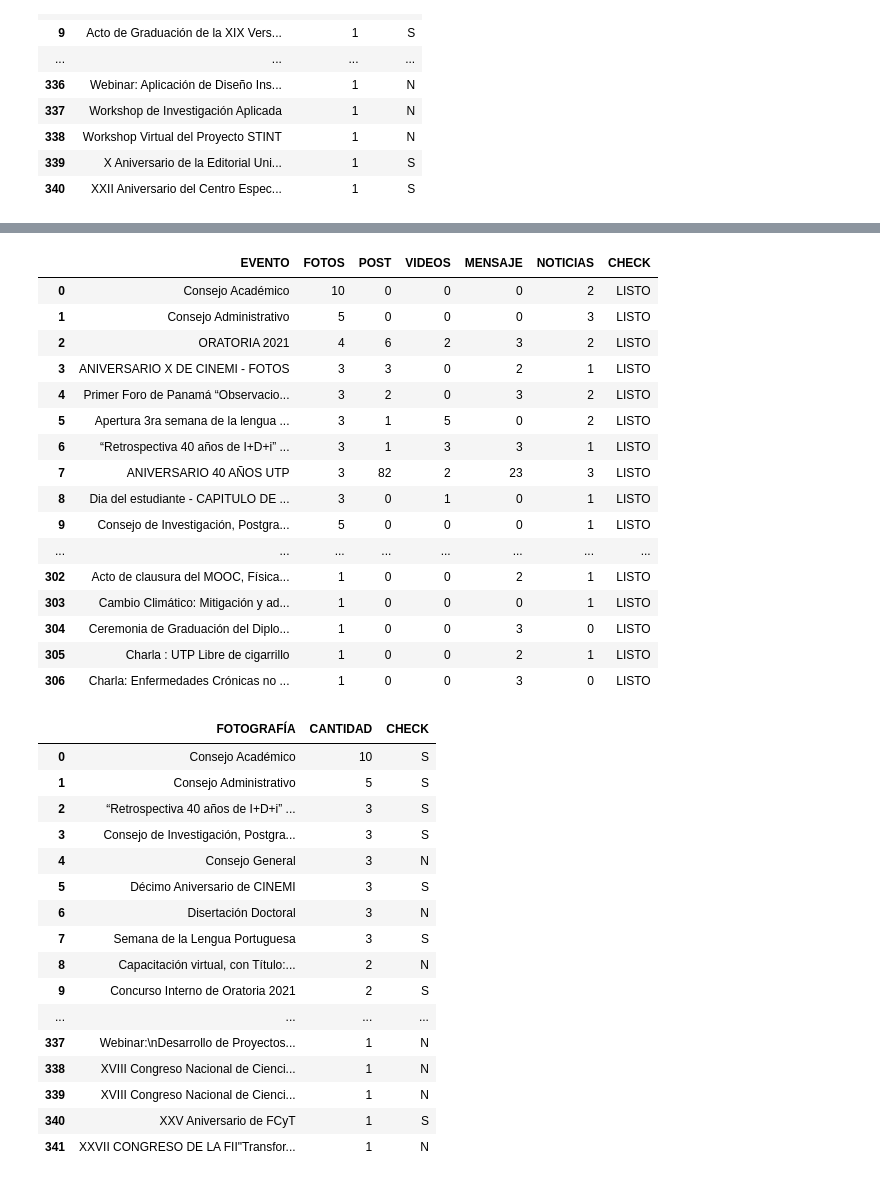
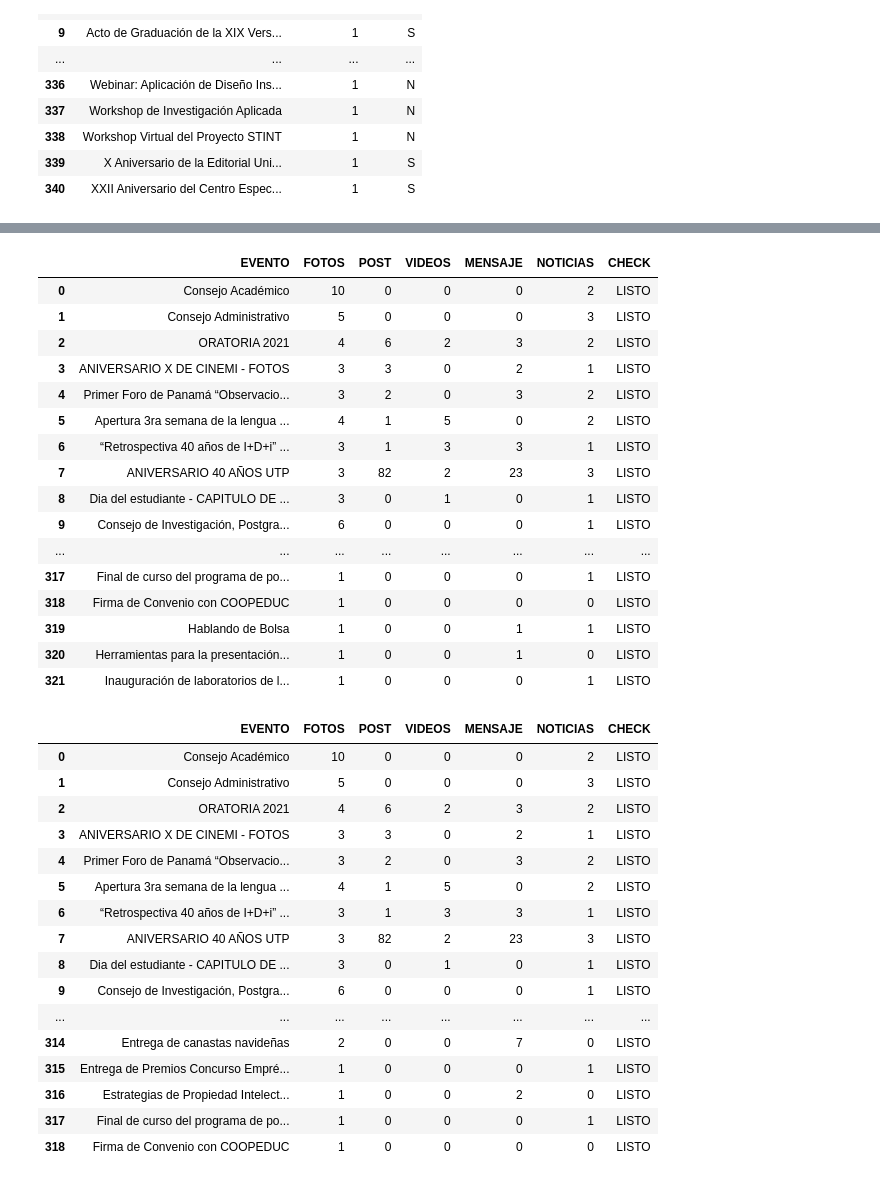
Before and after one commit to Susanelizabetth/manipulateDATA, a Jupyter notebook: DNotebook.ipynb, the cells around one changed output, grey strips where cells are left out. Saved outputs shown, nothing was run; the diff lists cells and outputs as text; code cells hidden in the pictures.

```diff
--- a/DNotebook.ipynb
+++ b/DNotebook.ipynb
@@ -339,20 +343,12 @@ def SearchFunc(text, data, column ):
     df_search = df_search.loc[df_search['RATIO']> 0.5]
     return(df_search)
 # %%
-text = 'Ciclo de Conferencias I+D'
+text = 'Inauguración de laboratorios de la FIM de Tecnología 4.0'
 result = SearchFunc(text, df_new, 'EVENTO')
-print('--------------------------evento--------------------------\n')
-print(result)
+result1 = SearchFunc(text, df_mensaje, 'MENSAJE')
+result2 = SearchFunc(text, df_noticia, 'NOTICIA')
+result3 = SearchFunc(text, df_foto, 'FOTOGRAFÍA')
 
-result1 = SearchFunc(text, df_mensaje, 'MENSAJE')
-print('--------------------------mensaje--------------------------\n')
-print(result1)
-
-result2 = SearchFunc(text, df_noticia, 'NOTICIA')
-print('--------------------------noticia--------------------------\n')
-print(result2)
-
-result3 = SearchFunc(text, df_foto, 'FOTOGRAFÍA')
-print('--------------------------fotografía--------------------------\n')
-print(result3)
+res = pd.concat([result, result1, result2, result3], keys=['EVENTO','MENSAJE', 'NOTICIA', 'FOTOGRAFÍA'])
+res
 # %% [output]
@@ -376,2 +369,2 @@ print(result3)
 # %%
-df_new['MENSAJE'][168] = 2
+#df_new['FOTOS'][277] = 1
@@ -423,8 +411,8 @@ df_new2 = pd.DataFrame({'EVENTO':  [text],
                         'FOTOS' :   [1],
                         'POST' :    [0],
                         'VIDEOS':   [0],
-                        'NOTICIAS': [0],
-                        'MENSAJE':  [3],
+                        'NOTICIAS': [1],
+                        'MENSAJE':  [0],
                         'CHECK':   ['LISTO']})
 
 df_new = pd.concat([df_new, df_new2], ignore_index = True, axis = 0)
@@ -437,34 +425,34 @@ df_new
 | 2 | ORATORIA 2021 | 4 | 6 | 2 | 3 | 2 | LISTO |
 | 3 | ANIVERSARIO X DE CINEMI - FOTOS | 3 | 3 | 0 | 2 | 1 | LISTO |
 | 4 | Primer Foro de Panamá “Observacio... | 3 | 2 | 0 | 3 | 2 | LISTO |
-| 5 | Apertura 3ra semana de la lengua ... | 3 | 1 | 5 | 0 | 2 | LISTO |
+| 5 | Apertura 3ra semana de la lengua ... | 4 | 1 | 5 | 0 | 2 | LISTO |
 | 6 | “Retrospectiva 40 años de I+D+i” ... | 3 | 1 | 3 | 3 | 1 | LISTO |
 | 7 | ANIVERSARIO 40 AÑOS UTP | 3 | 82 | 2 | 23 | 3 | LISTO |
 | 8 | Dia del estudiante - CAPITULO DE ... | 3 | 0 | 1 | 0 | 1 | LISTO |
-| 9 | Consejo de Investigación, Postgra... | 5 | 0 | 0 | 0 | 1 | LISTO |
+| 9 | Consejo de Investigación, Postgra... | 6 | 0 | 0 | 0 | 1 | LISTO |
 | ... | ... | ... | ... | ... | ... | ... | ... |
-| 302 | Acto de clausura del MOOC, Física... | 1 | 0 | 0 | 2 | 1 | LISTO |
-| 303 | Cambio Climático: Mitigación y ad... | 1 | 0 | 0 | 0 | 1 | LISTO |
-| 304 | Ceremonia de Graduación del Diplo... | 1 | 0 | 0 | 3 | 0 | LISTO |
-| 305 | Charla : UTP Libre de cigarrillo | 1 | 0 | 0 | 2 | 1 | LISTO |
-| 306 | Charla: Enfermedades Crónicas no ... | 1 | 0 | 0 | 3 | 0 | LISTO |
+| 317 | Final de curso del programa de po... | 1 | 0 | 0 | 0 | 1 | LISTO |
+| 318 | Firma de Convenio con COOPEDUC | 1 | 0 | 0 | 0 | 0 | LISTO |
+| 319 | Hablando de Bolsa | 1 | 0 | 0 | 1 | 1 | LISTO |
+| 320 | Herramientas para la presentación... | 1 | 0 | 0 | 1 | 0 | LISTO |
+| 321 | Inauguración de laboratorios de l... | 1 | 0 | 0 | 0 | 1 | LISTO |
 # %%
-df_foto
+df_new
 # %% [output]
-|  | FOTOGRAFÍA | CANTIDAD | CHECK |
-| 0 | Consejo Académico | 10 | S |
-| 1 | Consejo Administrativo | 5 | S |
-| 2 | “Retrospectiva 40 años de I+D+i” ... | 3 | S |
-| 3 | Consejo de Investigación, Postgra... | 3 | S |
-| 4 | Consejo General | 3 | N |
-| 5 | Décimo Aniversario de CINEMI | 3 | S |
-| 6 | Disertación Doctoral | 3 | N |
-| 7 | Semana de la Lengua Portuguesa | 3 | S |
-| 8 | Capacitación virtual, con Título:... | 2 | N |
-| 9 | Concurso Interno de Oratoria 2021 | 2 | S |
-| ... | ... | ... | ... |
-| 337 | Webinar:\nDesarrollo de Proyectos... | 1 | N |
-| 338 | XVIII Congreso Nacional de Cienci... | 1 | N |
-| 339 | XVIII Congreso Nacional de Cienci... | 1 | N |
-| 340 | XXV Aniversario de FCyT | 1 | S |
-| 341 | XXVII CONGRESO DE LA FII"Transfor... | 1 | N |
+|  | EVENTO | FOTOS | POST | VIDEOS | MENSAJE | NOTICIAS | CHECK |
+| 0 | Consejo Académico | 10 | 0 | 0 | 0 | 2 | LISTO |
+| 1 | Consejo Administrativo | 5 | 0 | 0 | 0 | 3 | LISTO |
+| 2 | ORATORIA 2021 | 4 | 6 | 2 | 3 | 2 | LISTO |
+| 3 | ANIVERSARIO X DE CINEMI - FOTOS | 3 | 3 | 0 | 2 | 1 | LISTO |
+| 4 | Primer Foro de Panamá “Observacio... | 3 | 2 | 0 | 3 | 2 | LISTO |
+| 5 | Apertura 3ra semana de la lengua ... | 4 | 1 | 5 | 0 | 2 | LISTO |
+| 6 | “Retrospectiva 40 años de I+D+i” ... | 3 | 1 | 3 | 3 | 1 | LISTO |
+| 7 | ANIVERSARIO 40 AÑOS UTP | 3 | 82 | 2 | 23 | 3 | LISTO |
+| 8 | Dia del estudiante - CAPITULO DE ... | 3 | 0 | 1 | 0 | 1 | LISTO |
+| 9 | Consejo de Investigación, Postgra... | 6 | 0 | 0 | 0 | 1 | LISTO |
+| ... | ... | ... | ... | ... | ... | ... | ... |
+| 314 | Entrega de canastas navideñas | 2 | 0 | 0 | 7 | 0 | LISTO |
+| 315 | Entrega de Premios Concurso Empré... | 1 | 0 | 0 | 0 | 1 | LISTO |
+| 316 | Estrategias de Propiedad Intelect... | 1 | 0 | 0 | 2 | 0 | LISTO |
+| 317 | Final de curso del programa de po... | 1 | 0 | 0 | 0 | 1 | LISTO |
+| 318 | Firma de Convenio con COOPEDUC | 1 | 0 | 0 | 0 | 0 | LISTO |
```
Also changed, not shown: parts of 9 cells of this notebook.
